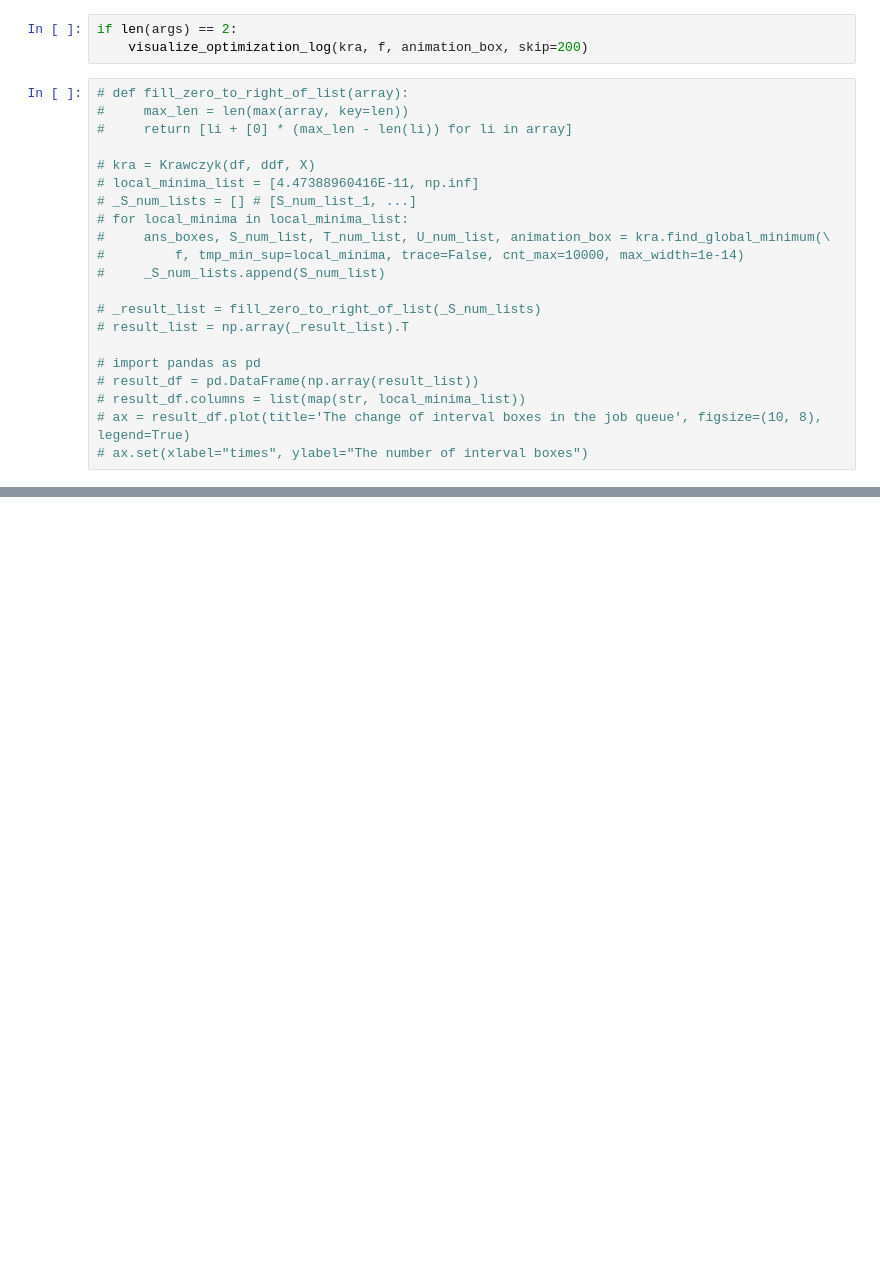
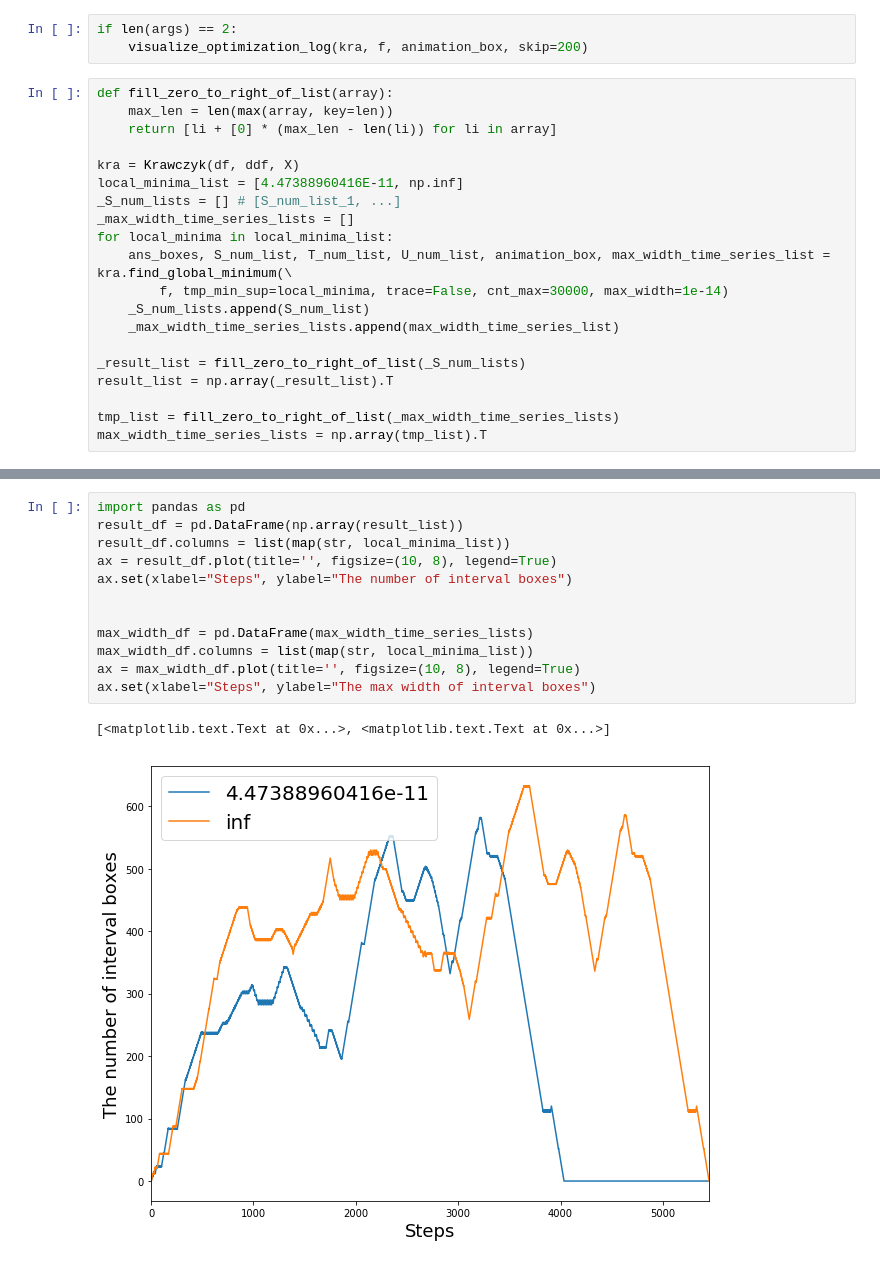
Before and after one commit to tkda-h3/interval-newton-method, a Jupyter notebook: schnute_growth_curve_regression.ipynb, the cells around one changed output, grey strips where cells are left out. Drawn from its saved outputs; the diff is of its cells as text; blank space fills up the shorter version.

```diff
--- a/schnute_growth_curve_regression.ipynb
+++ b/schnute_growth_curve_regression.ipynb
@@ -104,23 +130,22 @@ print("{}[sec]".format(time.time() - st))
 if len(args) == 2:
     visualize_optimization_log(kra, f, animation_box, skip=200)
 # %%
-# def fill_zero_to_right_of_list(array):
-#     max_len = len(max(array, key=len))
-#     return [li + [0] * (max_len - len(li)) for li in array]
+def fill_zero_to_right_of_list(array):
+    max_len = len(max(array, key=len))
+    return [li + [0] * (max_len - len(li)) for li in array]
 
-# kra = Krawczyk(df, ddf, X)
-# local_minima_list = [4.47388960416E-11, np.inf]
-# _S_num_lists = [] # [S_num_list_1, ...]
-# for local_minima in local_minima_list:
-#     ans_boxes, S_num_list, T_num_list, U_num_list, animation_box = kra.find_global_minimum(\
-#         f, tmp_min_sup=local_minima, trace=False, cnt_max=10000, max_width=1e-14)
-#     _S_num_lists.append(S_num_list)
+kra = Krawczyk(df, ddf, X)
+local_minima_list = [4.47388960416E-11, np.inf]
+_S_num_lists = [] # [S_num_list_1, ...]
+_max_width_time_series_lists = []
+for local_minima in local_minima_list:
+    ans_boxes, S_num_list, T_num_list, U_num_list, animation_box, max_width_time_series_list = kra.find_global_minimum(\
+        f, tmp_min_sup=local_minima, trace=False, cnt_max=30000, max_width=1e-14)
+    _S_num_lists.append(S_num_list)
+    _max_width_time_series_lists.append(max_width_time_series_list)
 
-# _result_list = fill_zero_to_right_of_list(_S_num_lists)
-# result_list = np.array(_result_list).T
+_result_list = fill_zero_to_right_of_list(_S_num_lists)
+result_list = np.array(_result_list).T
 
-# import pandas as pd
-# result_df = pd.DataFrame(np.array(result_list))
-# result_df.columns = list(map(str, local_minima_list))
-# ax = result_df.plot(title='The change of interval boxes in the job queue', figsize=(10, 8), legend=True)
-# ax.set(xlabel="times", ylabel="The number of interval boxes")
+tmp_list = fill_zero_to_right_of_list(_max_width_time_series_lists)
+max_width_time_series_lists = np.array(tmp_list).T
@@ -126,0 +170,15 @@ if len(args) == 2:
+# %%
+import pandas as pd
+result_df = pd.DataFrame(np.array(result_list))
+result_df.columns = list(map(str, local_minima_list))
+ax = result_df.plot(title='', figsize=(10, 8), legend=True)
+ax.set(xlabel="Steps", ylabel="The number of interval boxes")
+
+
+max_width_df = pd.DataFrame(max_width_time_series_lists)
+max_width_df.columns = list(map(str, local_minima_list))
+ax = max_width_df.plot(title='', figsize=(10, 8), legend=True)
+ax.set(xlabel="Steps", ylabel="The max width of interval boxes")
+# %% [output]
+[<matplotlib.text.Text at 0x...>, <matplotlib.text.Text at 0x...>]
+[figure, added]
```
Also changed, not shown: parts of 5 cells of this notebook, 6 other files.
